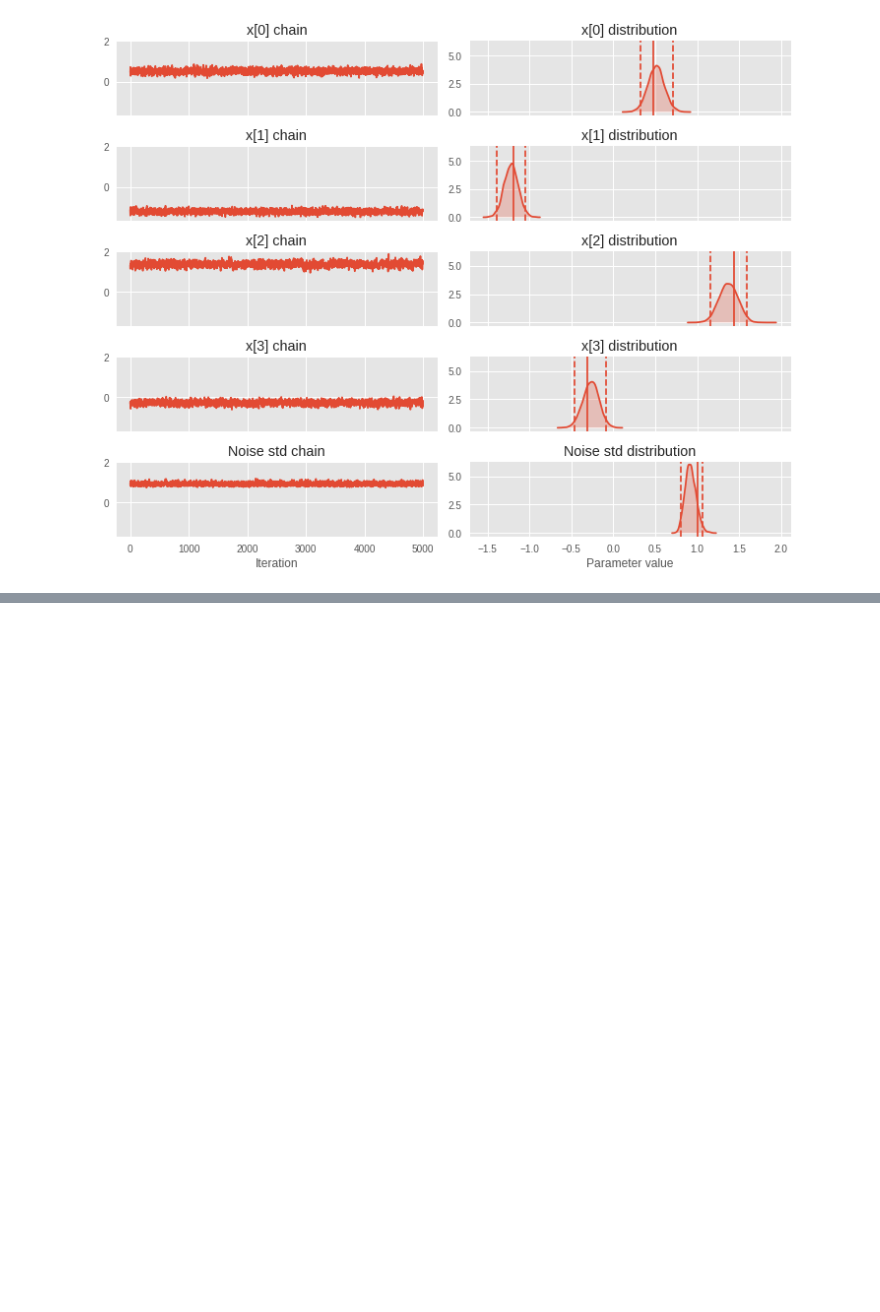
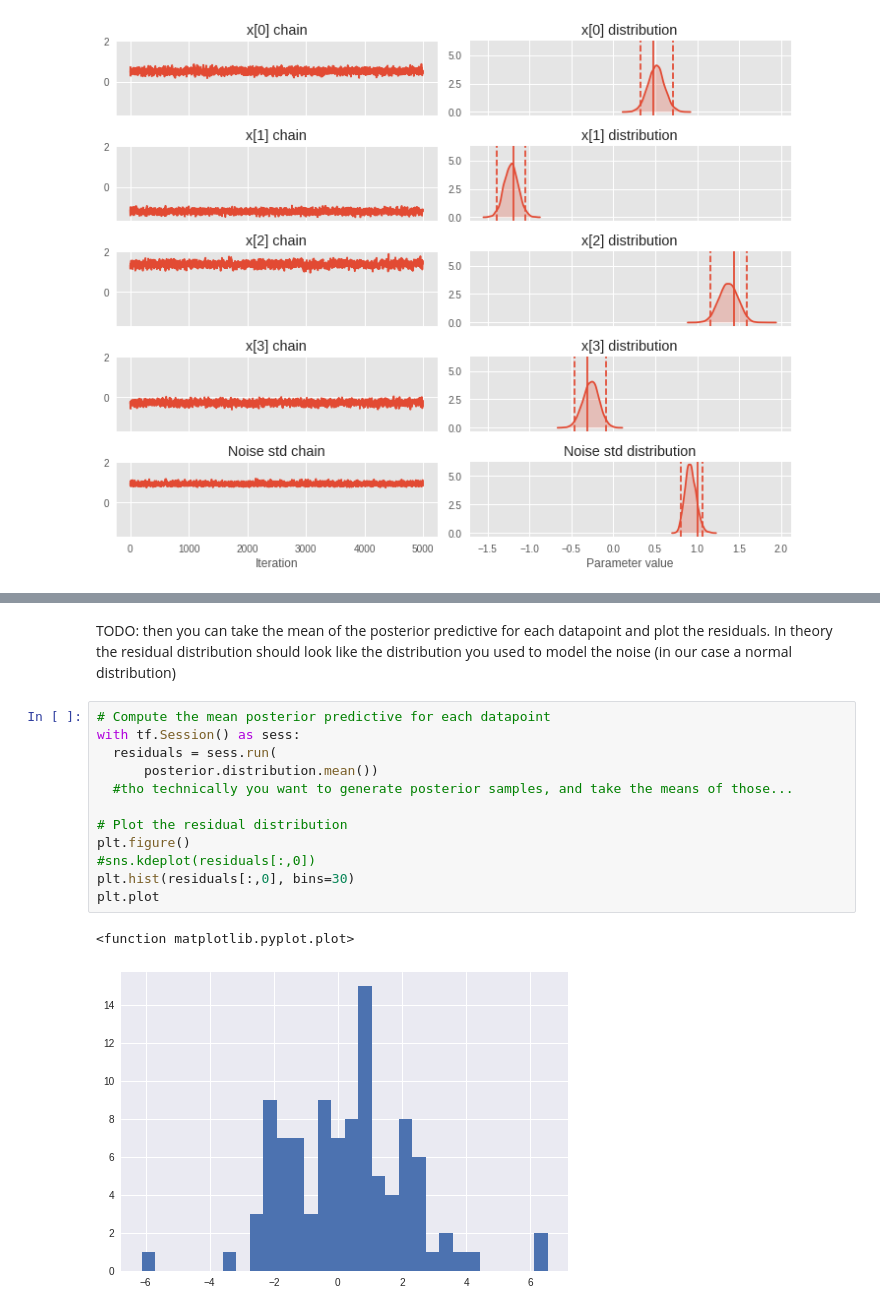
Before and after one commit to brendanhasz/tfp-bayesian-regression, a Jupyter notebook: TFP_Linear_Regression.ipynb, the cells around one changed output, grey strips where cells are left out. Cells and saved outputs as stored; diff of their text form; blank space fills up the shorter version.

```diff
--- a/TFP_Linear_Regression.ipynb
+++ b/TFP_Linear_Regression.ipynb
@@ -179,0 +221,17 @@ plt.show()
+# %% [markdown]
+TODO: then you can take the mean of the posterior predictive for each datapoint and plot the residuals.  In theory the residual distribution should look like the distribution you used to model the noise (in our case a normal distribution)
+# %%
+# Compute the mean posterior predictive for each datapoint
+with tf.Session() as sess:
+  residuals = sess.run(
+      posterior.distribution.mean())
+  #tho technically you want to generate posterior samples, and take the means of those...
+
+# Plot the residual distribution
+plt.figure()
+#sns.kdeplot(residuals[:,0])
+plt.hist(residuals[:,0], bins=30)
+plt.plot
+# %% [output]
+<function matplotlib.pyplot.plot>
+[figure, added]
```
Also changed, not shown: parts of 11 cells of this notebook.
